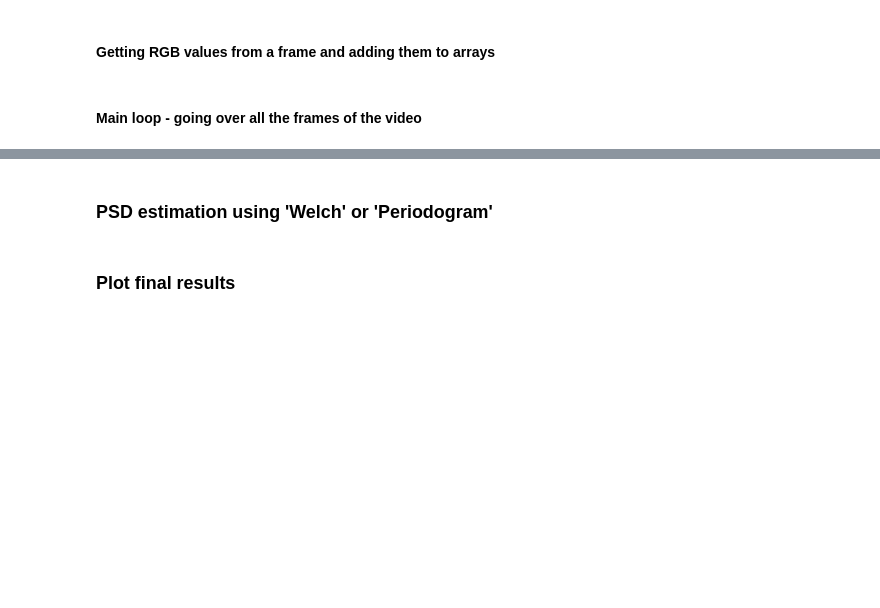
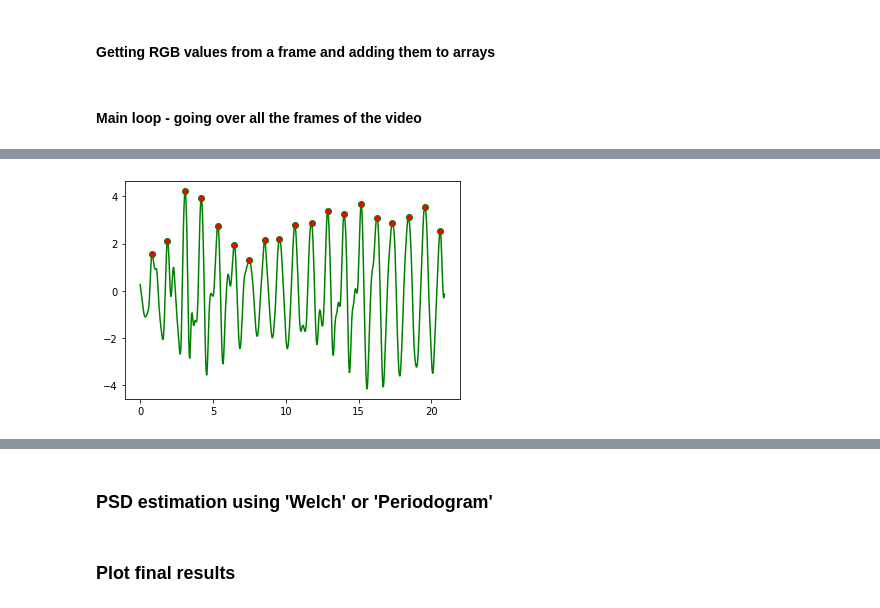
Before and after one commit to eyalgolan/KOIOS, a Jupyter notebook: basicEngine.ipynb, the cells around one changed output, grey strips where cells are left out. Drawn from its saved outputs; the diff is of its cells as text; code cells hidden in the pictures; blank space fills up the shorter version.

Commit message:
Added peaks detection and write their times to 'time_of_peaks.csv'

```diff
--- a/basicEngine.ipynb
+++ b/basicEngine.ipynb
@@ -304,0 +310,85 @@ if window_start < good_frame_number:
+# %%
+import pandas as pd
+def indexes(y, thres=0.3, min_dist=1, thres_abs=False):
+    if isinstance(y, np.ndarray) and np.issubdtype(y.dtype, np.unsignedinteger):
+        raise ValueError("y must be signed")
+
+    if not thres_abs:
+        thres = thres * (np.max(y) - np.min(y)) + np.min(y)
+
+    min_dist = int(min_dist)
+
+    # compute first order difference
+    dy = np.diff(y)
+
+    # propagate left and right values successively to fill all plateau pixels (0-value)
+    zeros, = np.where(dy == 0)
+
+    # check if the signal is totally flat
+    if len(zeros) == len(y) - 1:
+        return np.array([])
+
+    if len(zeros):
+        # compute first order difference of zero indexes
+        zeros_diff = np.diff(zeros)
+        # check when zeros are not chained together
+        zeros_diff_not_one, = np.add(np.where(zeros_diff != 1), 1)
+        # make an array of the chained zero indexes
+        zero_plateaus = np.split(zeros, zeros_diff_not_one)
+
+        # fix if leftmost value in dy is zero
+        if zero_plateaus[0][0] == 0:
+            dy[zero_plateaus[0]] = dy[zero_plateaus[0][-1] + 1]
+            zero_plateaus.pop(0)
+
+        # fix if rightmost value of dy is zero
+        if len(zero_plateaus) and zero_plateaus[-1][-1] == len(dy) - 1:
+            dy[zero_plateaus[-1]] = dy[zero_plateaus[-1][0] - 1]
+            zero_plateaus.pop(-1)
+
+        # for each chain of zero indexes
+        for plateau in zero_plateaus:
+            median = np.median(plateau)
+            # set leftmost values to leftmost non zero values
+            dy[plateau[plateau < median]] = dy[plateau[0] - 1]
+            # set rightmost and middle values to rightmost non zero values
+            dy[plateau[plateau >= median]] = dy[plateau[-1] + 1]
+
+    # find the peaks by using the first order difference
+    peaks = np.where(
+        (np.hstack([dy, 0.0]) < 0.0)
+        & (np.hstack([0.0, dy]) > 0.0)
+        & (np.greater(y, thres))
+    )[0]
+
+    # handle multiple peaks, respecting the minimum distance
+    if peaks.size > 1 and min_dist > 1:
+        highest = peaks[np.argsort(y[peaks])][::-1]
+        rem = np.ones(y.size, dtype=bool)
+        rem[peaks] = False
+
+        for peak in highest:
+            if not rem[peak]:
+                sl = slice(max(0, peak - min_dist), peak + min_dist + 1)
+                rem[sl] = True
+                rem[peak] = False
+
+        peaks = np.arange(y.size)[~rem]
+
+    return peaks
+green_buttered = filter_channel(green,round_fps)
+peaks = indexes(green_buttered,min_dist=20)
+win_hr =np.ceil(0.91 * 60)
+number_of_frames = vidcap.get(cv2.CAP_PROP_FRAME_COUNT) # num of frames
+fps = vidcap.get(cv2.CAP_PROP_FPS) # fs == sampling rate
+window_size = number_of_frames / fps
+bmp_in_window = win_hr/ window_size
+markers = np.arange(window_size,step=bmp_in_window)
+x = np.arange(window_size,step=1/round_fps)
+m = [0.03333333,  0.06666667]
+plt.plot(x,green_buttered,'-go',markerfacecolor='red',markevery=peaks)
+plt.show()
+print(x[peaks])
+np.savetxt("time_of_peaks.csv", x[peaks], delimiter=",")
+# %% [output]
+[figure, added]
```
Also changed, not shown: parts of 4 cells of this notebook, 1 other file.
